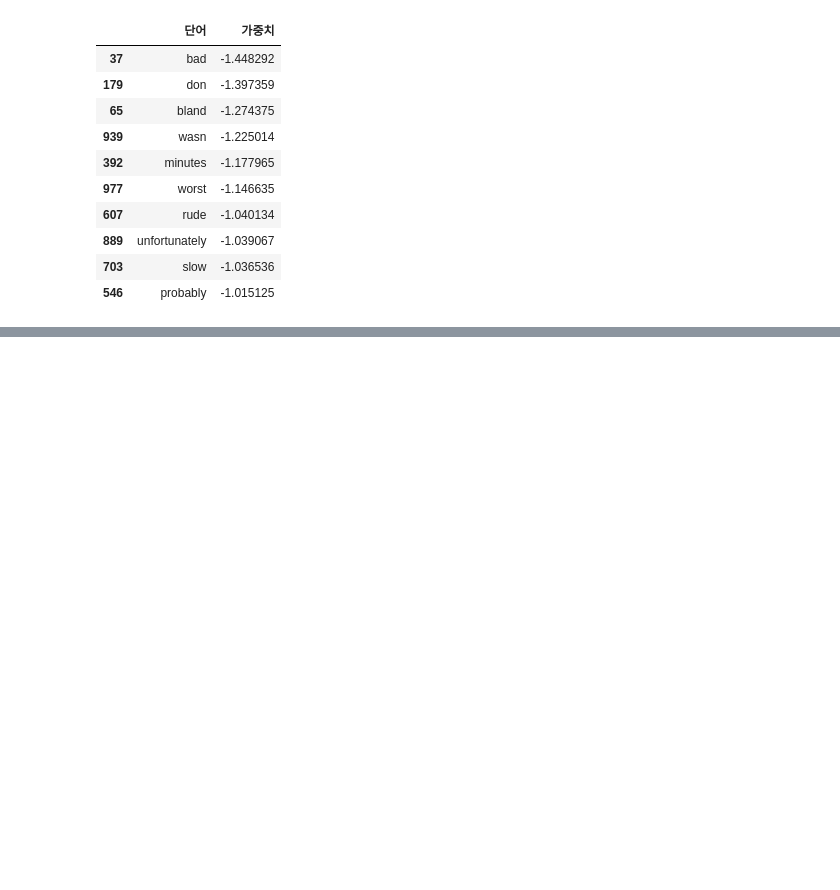
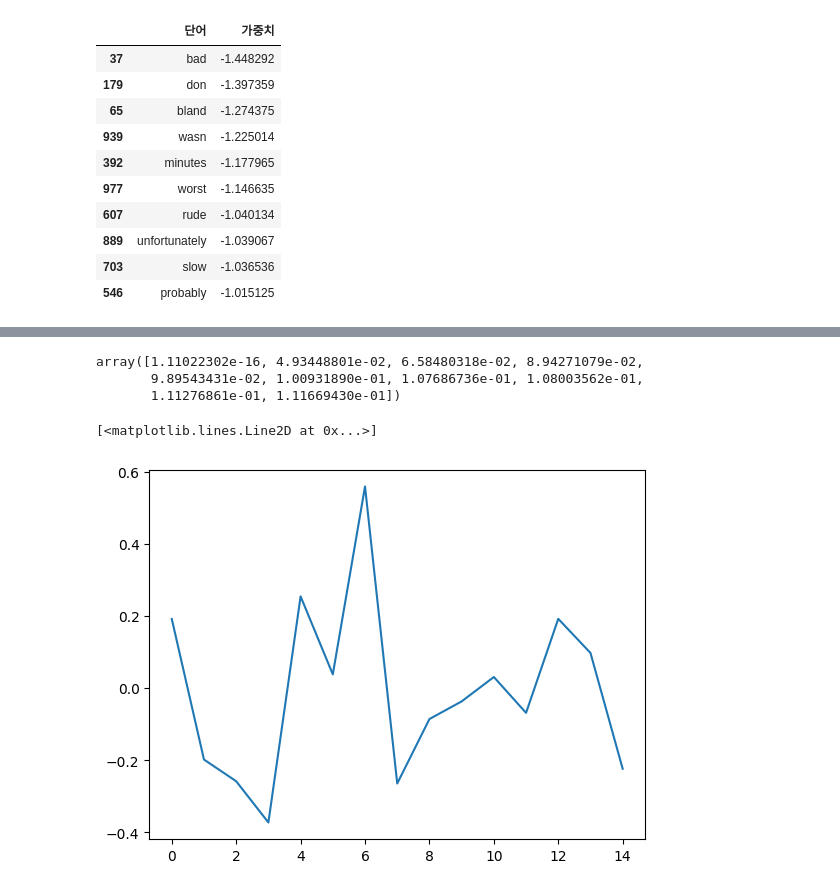
Before and after one commit to HYLee810/projectmanager, a Jupyter notebook: 웹스크래핑_실습.ipynb, the cells around one changed output, grey strips where cells are left out. Drawn from its saved outputs; the diff is of its cells as text; code cells hidden in the pictures; blank space fills up the shorter version.

```diff
--- a/웹스크래핑_실습.ipynb
+++ b/웹스크래핑_실습.ipynb
@@ -342,0 +472,16 @@ word_coef.sort_values('가중치').head(10)
+# %%
+sims[sim_idx]
+# %% [output]
+array([1.11022302e-16, 4.93448801e-02, 6.58480318e-02, 8.94271079e-02,
+       9.89543431e-02, 1.00931890e-01, 1.07686736e-01, 1.08003562e-01,
+       1.11276861e-01, 1.11669430e-01])
+# %%
+word_emb = svd.components_.T
+# %%
+words = cv.get_feature_names_out().tolist()
+i = words.index('두피')
+# %%
+plt.plot(word_emb[i])
+# %% [output]
+[<matplotlib.lines.Line2D at 0x...>]
+[figure, added]
```
Also changed, not shown: parts of 20 cells of this notebook.
